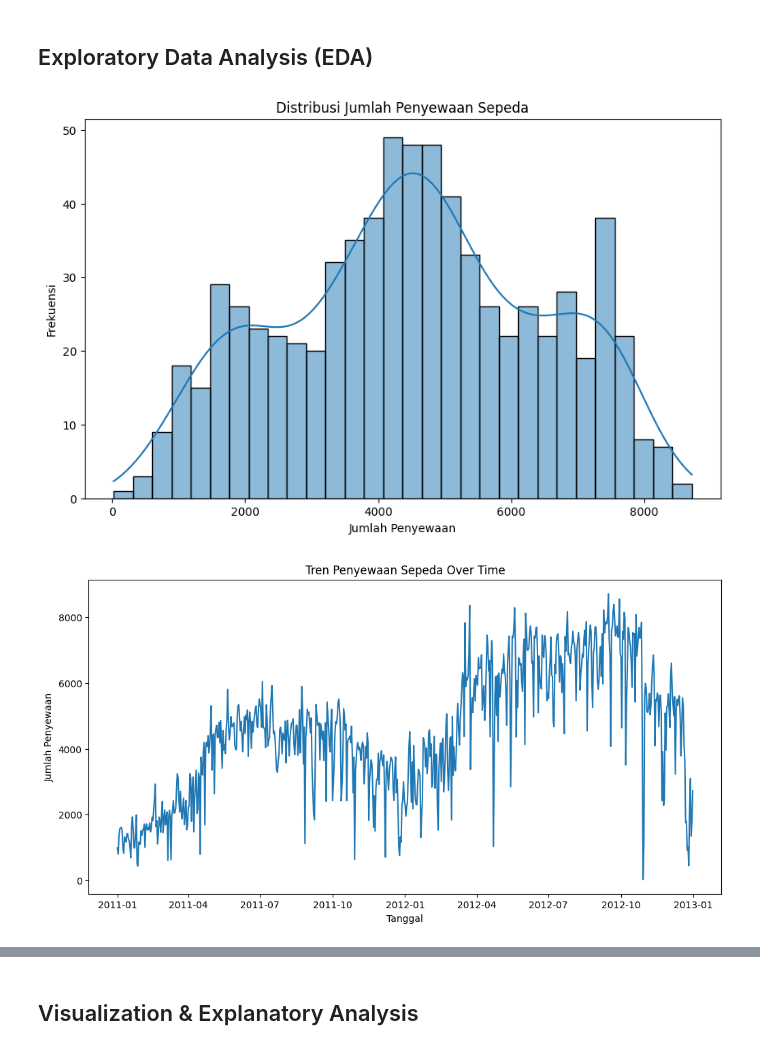
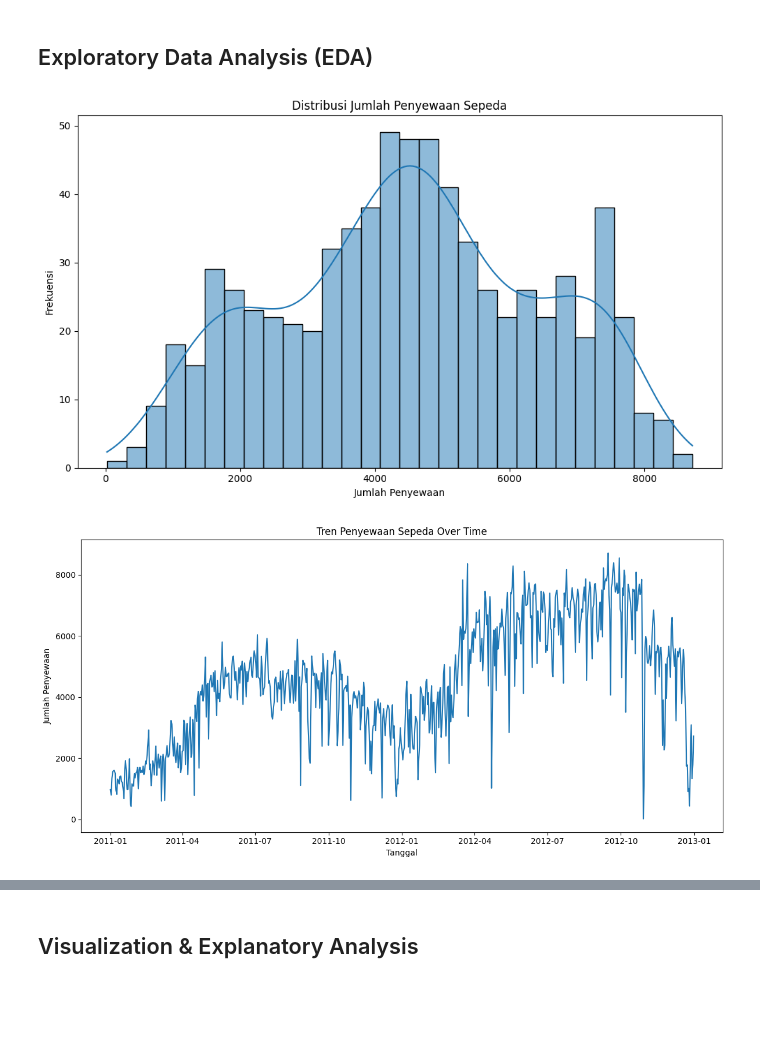
Before and after one commit to gitHUBmichael20/analisis-data-python-submissions, a Jupyter notebook: notebook.ipynb, the cells around one changed output, grey strips where cells are left out. Saved outputs shown, nothing was run; the diff lists cells and outputs as text; code cells hidden in the pictures; blank space fills up the shorter version.

```diff
--- a/notebook.ipynb
+++ b/notebook.ipynb
@@ -111,32 +111,36 @@ hour_df['weathersit'] = hour_df['weathersit'].map(weather_labels)
 # Distribusi Data
 plt.figure(figsize=(10, 6))
 sns.histplot(day_df['cnt'], bins=30, kde=True)
 plt.title('Distribusi Jumlah Penyewaan Sepeda')
 plt.xlabel('Jumlah Penyewaan')
 plt.ylabel('Frekuensi')
+plt.tight_layout()
 plt.show()
 
 # Tren Data
 plt.figure(figsize=(12, 6))
 sns.lineplot(data=day_df, x='dteday', y='cnt')
 plt.title('Tren Penyewaan Sepeda Over Time')
 plt.xlabel('Tanggal')
 plt.ylabel('Jumlah Penyewaan')
+plt.tight_layout()
 plt.show()
 
 # Korelasi Data
 correlation_matrix = day_df[['temp', 'atemp', 'hum', 'windspeed', 'cnt']].corr()
 plt.figure(figsize=(10, 8))
 sns.heatmap(correlation_matrix, annot=True, cmap='coolwarm', center=0)
 plt.title('Korelasi antara Faktor Cuaca dan Penyewaan')
+plt.tight_layout()
 plt.show()
 
 # Outliers
 plt.figure(figsize=(10, 6))
 sns.boxplot(data=day_df, y='cnt')
 plt.title('Boxplot Jumlah Penyewaan Sepeda')
 plt.ylabel('Jumlah Penyewaan')
+plt.tight_layout()
 plt.show()
 # %% [output]
-[figure, old version]
+[figure, new version]
-[figure, old version]
+[figure, new version]
```
Also changed, not shown: parts of 5 cells of this notebook.
